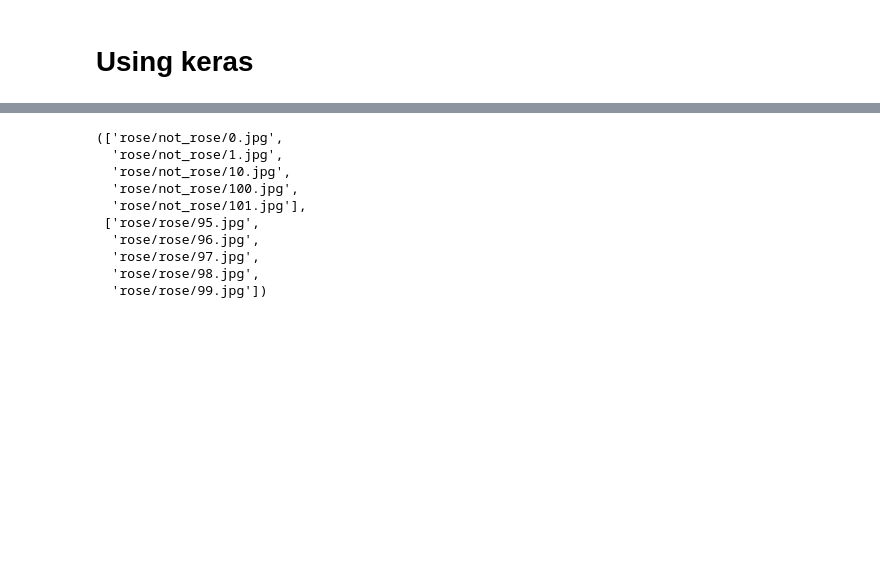
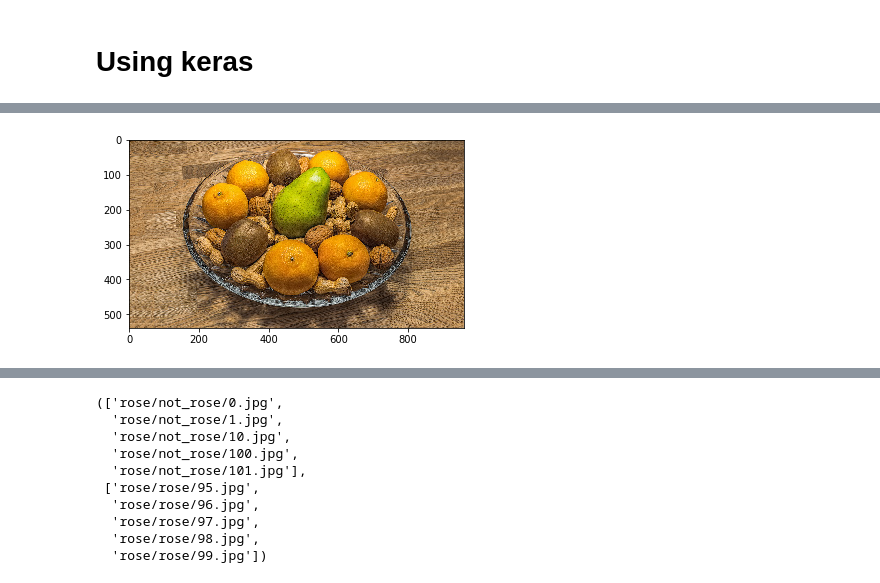
Before and after one commit to Xnsam/machine_learning_prax, a Jupyter notebook: not_rose.ipynb, the cells around one changed output, grey strips where cells are left out. Saved outputs shown, nothing was run; the diff lists cells and outputs as text; code cells hidden in the pictures; blank space fills up the shorter version.

```diff
--- a/not_rose.ipynb
+++ b/not_rose.ipynb
@@ -145,3 +210,9 @@ plt.show()
+# %%
+img = mpimg.imread('rose/not_rose/0.jpg')
+imgplot = plt.imshow(img)
+plt.show()
+# %% [output]
+[figure, added]
 # %%
 from keras.models import Sequential
 from keras.layers.convolutional import Conv2D
```
Also changed, not shown: parts of 47 cells of this notebook.
